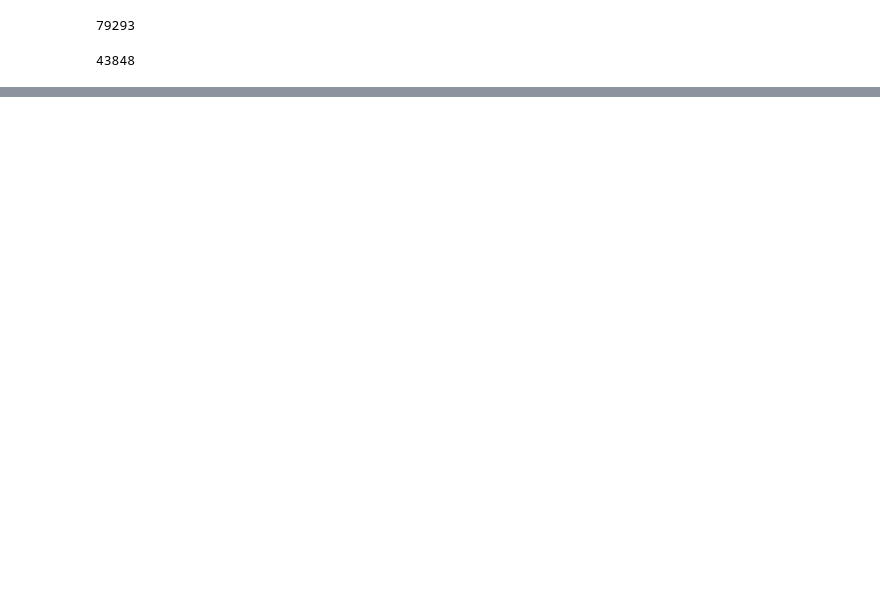
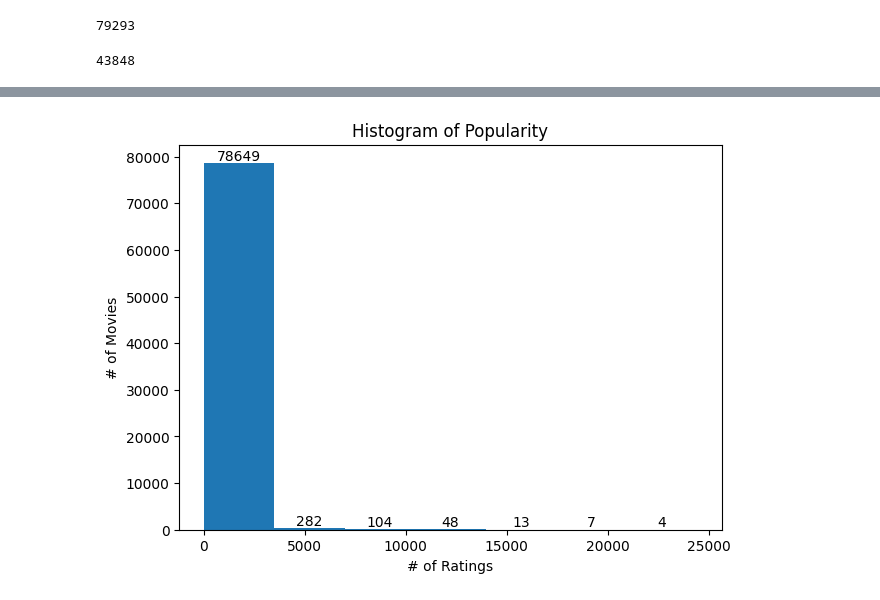
Before and after one commit to Kathy42xu/DL_TA, a Jupyter notebook: TryMovies.ipynb, the cells around one changed output, grey strips where cells are left out. Cells and saved outputs as stored; diff of their text form; code cells hidden in the pictures; blank space fills up the shorter version.

```diff
--- a/TryMovies.ipynb
+++ b/TryMovies.ipynb
@@ -201,0 +221,3 @@ print(total_item_id)
+# %%
+all_ratings['new_index'] = range(1, len(all_ratings) + 1)
+print(all_ratings.head())
@@ -201,0 +274,12 @@ print(total_item_id)
+# %%
+import matplotlib.pyplot as plt
+
+plt.figure(figsize=(7,5))
+_, _, bars = plt.hist(all_ratings['title'].value_counts(), bins=7)
+plt.bar_label(bars)
+plt.title('Histogram of Popularity')
+plt.xlabel('# of Ratings')
+plt.ylabel('# of Movies')
+plt.show()
+# %% [output]
+[figure, added]
```
Also changed, not shown: parts of 21 cells of this notebook.
